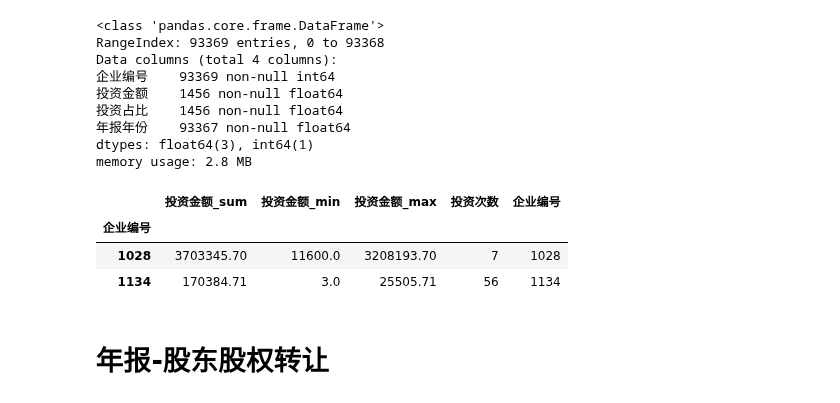
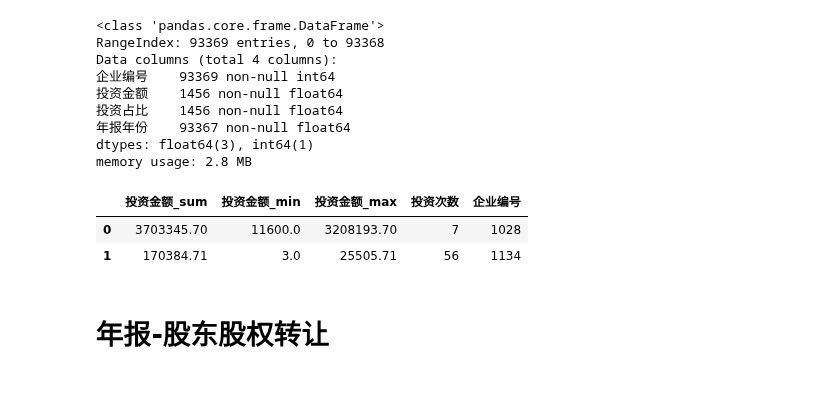
Before and after one commit to AlanConstantine/ISI-WorldCup2019, a Jupyter notebook: Code/FeatureEngineering/CombineNoFinancialData.ipynb, the cells around one changed output. Saved outputs shown, nothing was run; the diff lists cells and outputs as text; code cells hidden in the pictures.

```diff
--- a/Code/FeatureEngineering/CombineNoFinancialData.ipynb
+++ b/Code/FeatureEngineering/CombineNoFinancialData.ipynb
@@ -661,20 +588,21 @@ memory usage: 2.8 MB
 # %%
 df_nianbao_touzi_clean = df_nianbao_touzi.loc[(
     df_nianbao_touzi['投资金额'].notnull())]
 
 agg_func = {
     '投资金额': ['sum', 'min', 'max'],
     '企业编号': ['count']
 }
 df_nianbao_touzi_group = df_nianbao_touzi_clean.groupby(
     ['企业编号']).agg(agg_func)
 df_nianbao_touzi_group.columns = [
     '_'.join(col).strip() for col in df_nianbao_touzi_group.columns.values]
 df_nianbao_touzi_group['企业编号'] = df_nianbao_touzi_group.index
 df_nianbao_touzi_group.rename(columns={'企业编号_count': '投资次数'}, inplace=True)
+df_nianbao_touzi_group = df_nianbao_touzi_group.set_index(
+    np.arange(0, len(df_nianbao_touzi_group)))
 df_nianbao_touzi_group.head(n=2)
 # %% [output]
 |  | 投资金额_sum | 投资金额_min | 投资金额_max | 投资次数 | 企业编号 |
-| 企业编号 |  |  |  |  |  |
-| 1028 | 3703345.70 | 11600.0 | 3208193.70 | 7 | 1028 |
-| 1134 | 170384.71 | 3.0 | 25505.71 | 56 | 1134 |
+| 0 | 3703345.70 | 11600.0 | 3208193.70 | 7 | 1028 |
+| 1 | 170384.71 | 3.0 | 25505.71 | 56 | 1134 |
```
Also changed, not shown: parts of 56 cells of this notebook.
